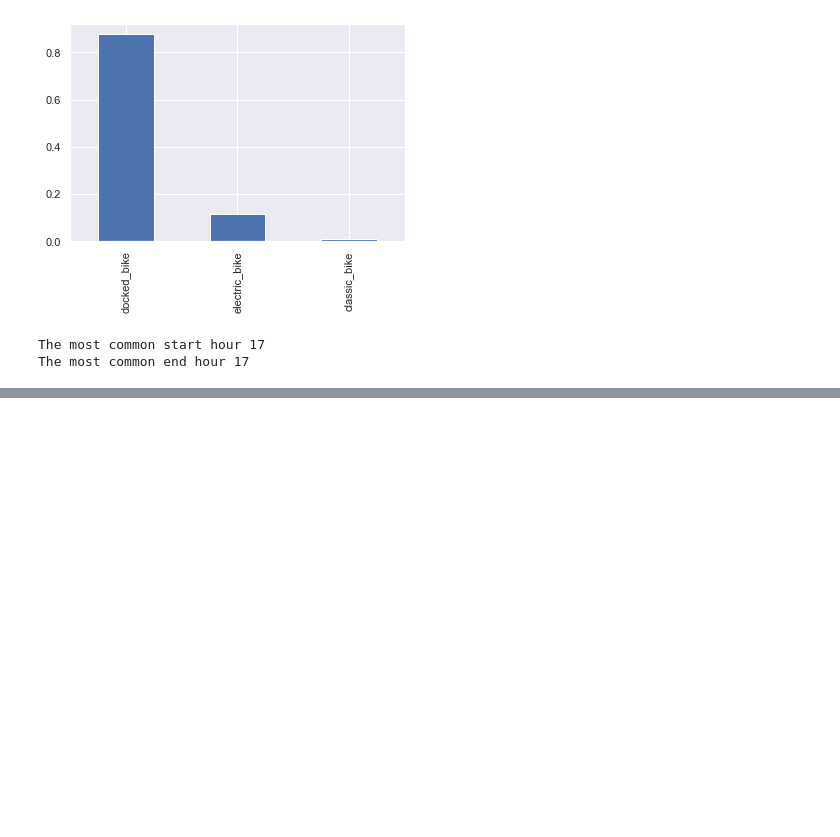
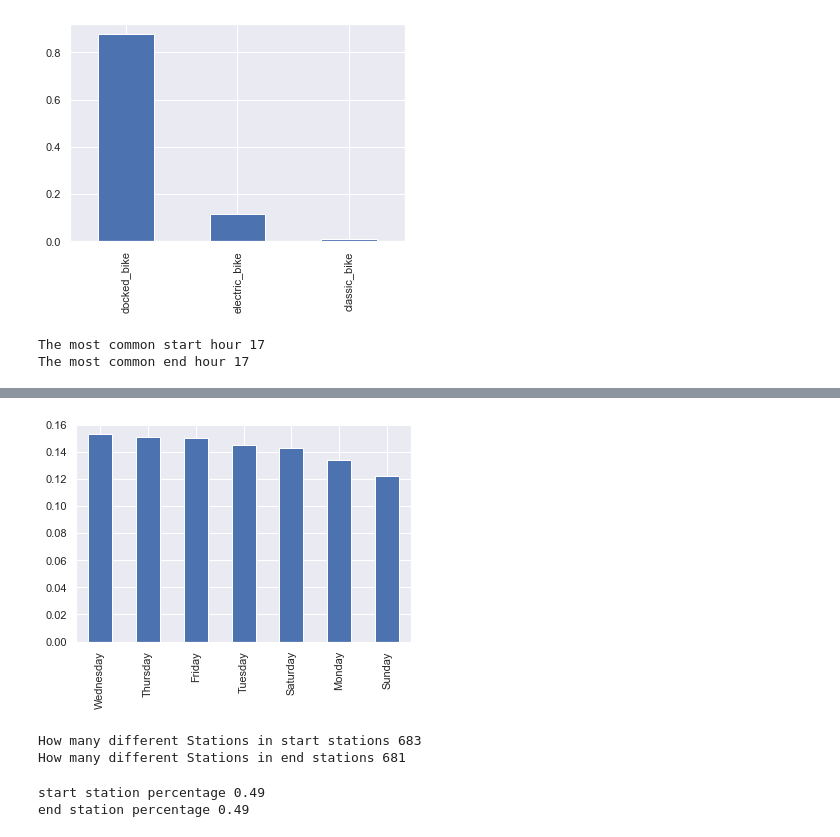
Before and after one commit to SABRIOUS/Google_Data_Analysis_Capstone, a Jupyter notebook: test_bkies.ipynb, the cells around one changed output, grey strips where cells are left out. Drawn from its saved outputs; the diff is of its cells as text; code cells hidden in the pictures; blank space fills up the shorter version.

```diff
--- a/test_bkies.ipynb
+++ b/test_bkies.ipynb
@@ -269,0 +304,21 @@ The most common end hour 17
+# %%
+#this bar graph will show us the most common day for member riders
+(df_member['day_name'].value_counts()/df_member.shape[0]).plot(kind='bar');
+# %% [output]
+[figure, added]
+# %%
+
+print('How many different Stations in start stations',df_member['start_station_name'].nunique())
+print('How many different Stations in end stations',df_member['end_station_name'].nunique())
+# %% [output]
+How many different Stations in start stations 683
+How many different Stations in end stations 681
+# %%
+
+# the percentage of top 100 start stations
+print("start station percentage",round(df_member['start_station_name'].value_counts().head(100).sum()/df_member.shape[0],2))
+# the percentage of top 100 end stations
+print("end station percentage",round(df_member['end_station_name'].value_counts().head(100).sum()/df_member.shape[0],2))
+# %% [output]
+start station percentage 0.49
+end station percentage 0.49
```
Also changed, not shown: parts of 9 cells of this notebook.
